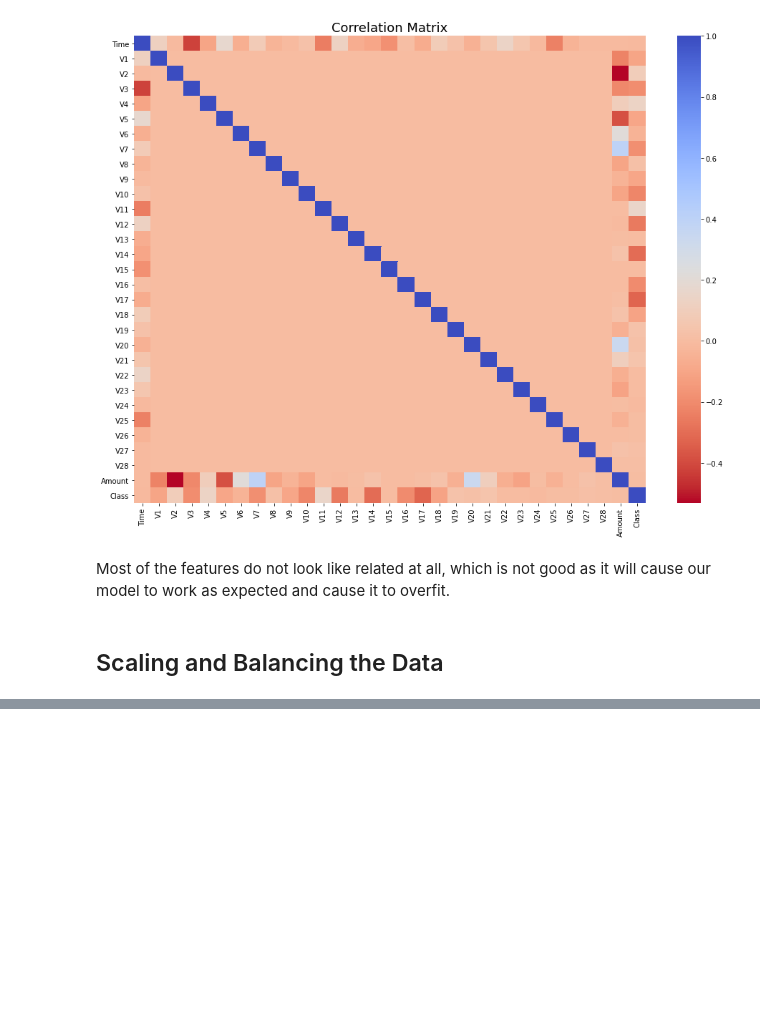
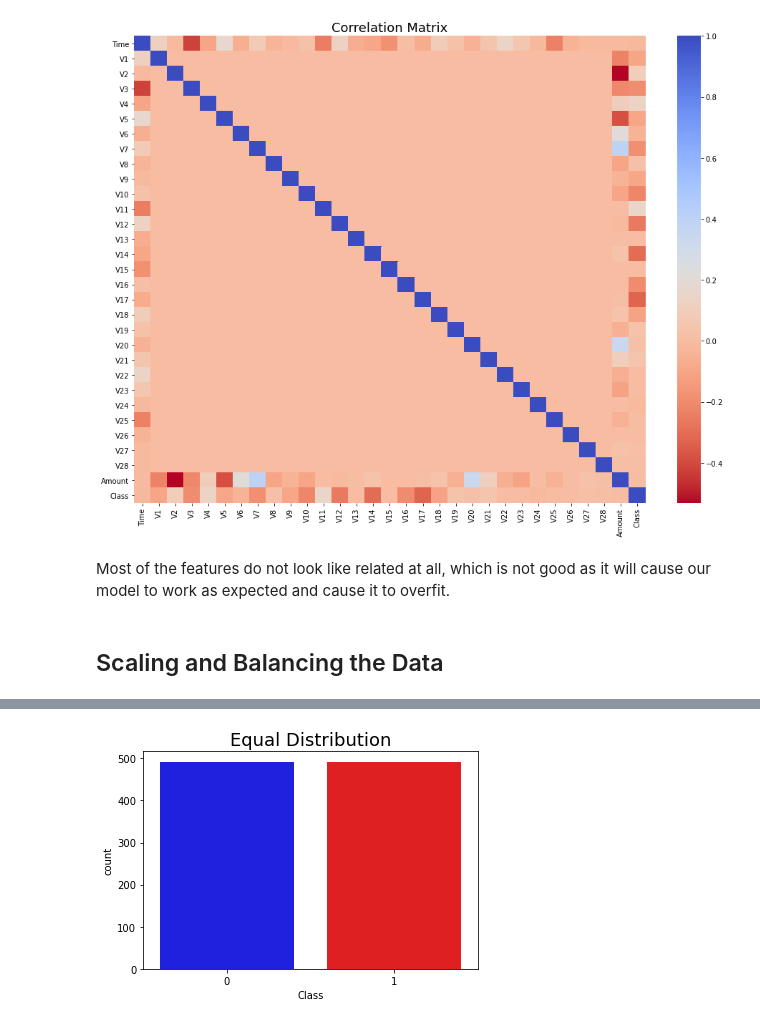
Before and after one commit to KunalGehlot/Predicting-Anamolies-in-Transactional-Data, a Jupyter notebook: src/main.ipynb, the cells around one changed output, grey strips where cells are left out. Cells and saved outputs as stored; diff of their text form; code cells hidden in the pictures; blank space fills up the shorter version.

Commit message:
new plots

```diff
--- a/src/main.ipynb
+++ b/src/main.ipynb
@@ -178,7 +180,11 @@ Most of the features do not look like related at all, which is not good as it wi
 std_scaler = StandardScaler()
 rob_scaler = RobustScaler()
 
-df['scaled_amt'] = rob_scaler.fit_transform(df['Amount']).values.reshape(-1, 1))
-df['scaled_time'] = rob_scaler.fit_transform(df['Time']).values.reshape(-1, 1))
+scaled_amount = rob_scaler.fit_transform(df['Amount'].values.reshape(-1, 1))
+scaled_time = rob_scaler.fit_transform(df['Time'].values.reshape(-1, 1))
 
 df.drop(['Time', 'Amount'], axis = 1, inplace = True)
+df.insert(0, 'scaled_amt', scaled_amount)
+df.insert(1, 'scaled_time', scaled_time)
+
+display(df.head())
@@ -184,0 +249,11 @@ df.drop(['Time', 'Amount'], axis = 1, inplace = True)
+# %%
+df = df.sample(frac=1)
+
+fraud_df = df.loc[df['Class'] == 1]
+non_fraud_df = df.loc[df['Class'] == 0][:492]
+
+normal_distributed_df = pd.concat([fraud_df, non_fraud_df])
+
+new_df = normal_distributed_df.sample(frac = 1, random_state= 42)
+
+new_df.head()
@@ -184,0 +268,6 @@ df.drop(['Time', 'Amount'], axis = 1, inplace = True)
+# %%
+sns.countplot('Class', data = new_df, palette=colors)
+plt.title('Equal Distribution', fontsize = 18)
+plt.show()
+# %% [output]
+[figure, added]
```
Also changed, not shown: parts of 10 cells of this notebook.
